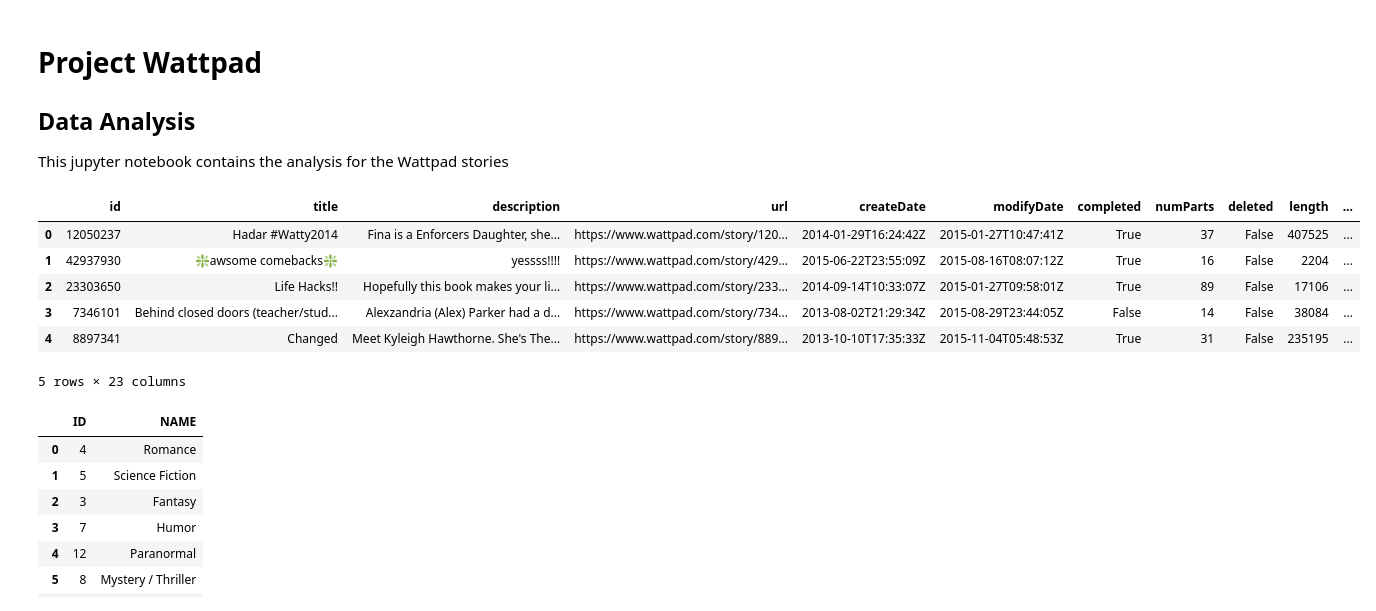
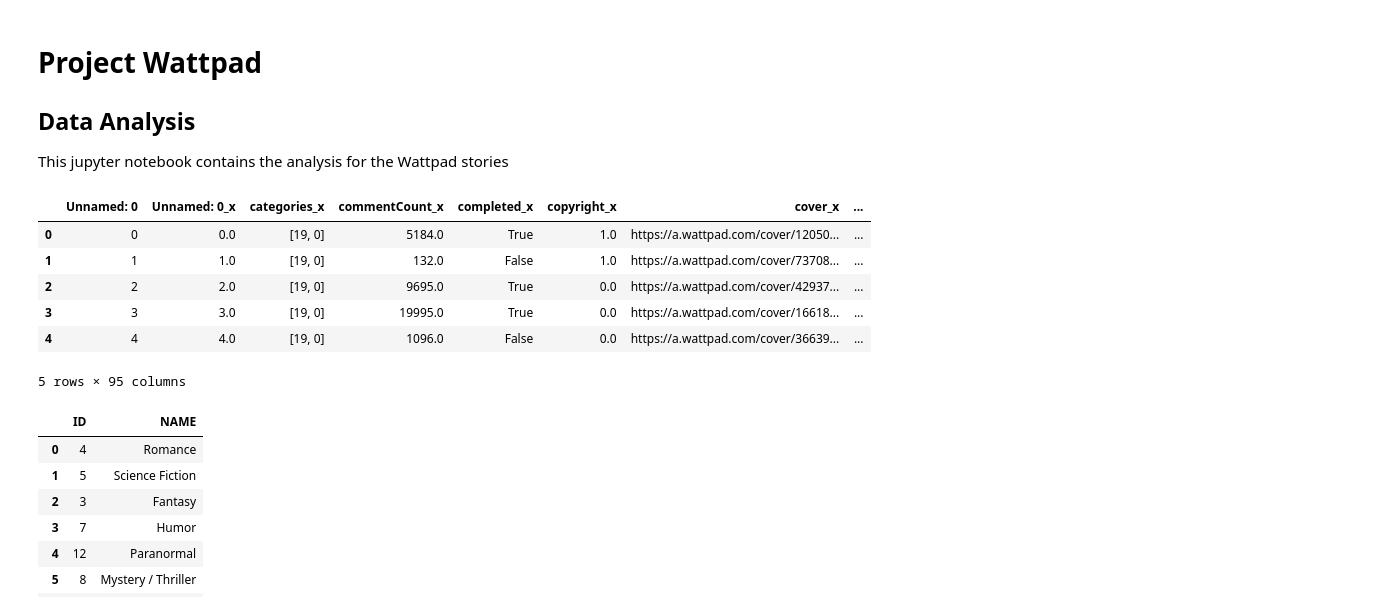
Before and after one commit to rupalimayekar/ProjectWattpad, a Jupyter notebook: WattpadAnalysis.ipynb, the cells around one changed output. Drawn from its saved outputs; the diff is of its cells as text; code cells hidden in the pictures.

Commit message:
merge dataframes, plug merged df into data munging file, create new stories_for_viz file

```diff
--- a/WattpadAnalysis.ipynb
+++ b/WattpadAnalysis.ipynb
@@ -8,16 +9,16 @@ import pandas as pd
 import matplotlib.pyplot as plt
 import seaborn as sns
 # %%
-stories_df = pd.read_csv("Data/stories_for_viz.csv")
+stories_df = pd.read_csv(os.path.join('Data', 'stories_merge.csv'))
 stories_df.head()
 # %% [output]
-|  | id | title | description | url | createDate | modifyDate | completed | numParts | deleted | length | ... |
-| 0 | 12050237 | Hadar #Watty2014 | Fina is a Enforcers Daughter, she... | https://www.wattpad.com/story/120... | 2014-01-29T16:24:42Z | 2015-01-27T10:47:41Z | True | 37 | False | 407525 | ... |
-| 1 | 42937930 | ❇awsome comebacks❇ | yessss!!!! | https://www.wattpad.com/story/429... | 2015-06-22T23:55:09Z | 2015-08-16T08:07:12Z | True | 16 | False | 2204 | ... |
-| 2 | 23303650 | Life Hacks!! | Hopefully this book makes your li... | https://www.wattpad.com/story/233... | 2014-09-14T10:33:07Z | 2015-01-27T09:58:01Z | True | 89 | False | 17106 | ... |
-| 3 | 7346101 | Behind closed doors (teacher/stud... | Alexzandria (Alex) Parker had a d... | https://www.wattpad.com/story/734... | 2013-08-02T21:29:34Z | 2015-08-29T23:44:05Z | False | 14 | False | 38084 | ... |
-| 4 | 8897341 | Changed | Meet Kyleigh Hawthorne. She's The... | https://www.wattpad.com/story/889... | 2013-10-10T17:35:33Z | 2015-11-04T05:48:53Z | True | 31 | False | 235195 | ... |
+|  | Unnamed: 0 | Unnamed: 0_x | categories_x | commentCount_x | completed_x | copyright_x | cover_x | ... |
+| 0 | 0 | 0.0 | [19, 0] | 5184.0 | True | 1.0 | https://a.wattpad.com/cover/12050... | ... |
+| 1 | 1 | 1.0 | [19, 0] | 132.0 | False | 1.0 | https://a.wattpad.com/cover/73708... | ... |
+| 2 | 2 | 2.0 | [19, 0] | 9695.0 | True | 0.0 | https://a.wattpad.com/cover/42937... | ... |
+| 3 | 3 | 3.0 | [19, 0] | 19995.0 | True | 0.0 | https://a.wattpad.com/cover/16618... | ... |
+| 4 | 4 | 4.0 | [19, 0] | 1096.0 | False | 0.0 | https://a.wattpad.com/cover/36639... | ... |
-5 rows × 23 columns
+5 rows × 95 columns
 # %%
 cat_df = pd.read_csv("Data/categories.csv")
 cat_df
```
Also changed, not shown: parts of 5 cells of this notebook, 8 other files.
